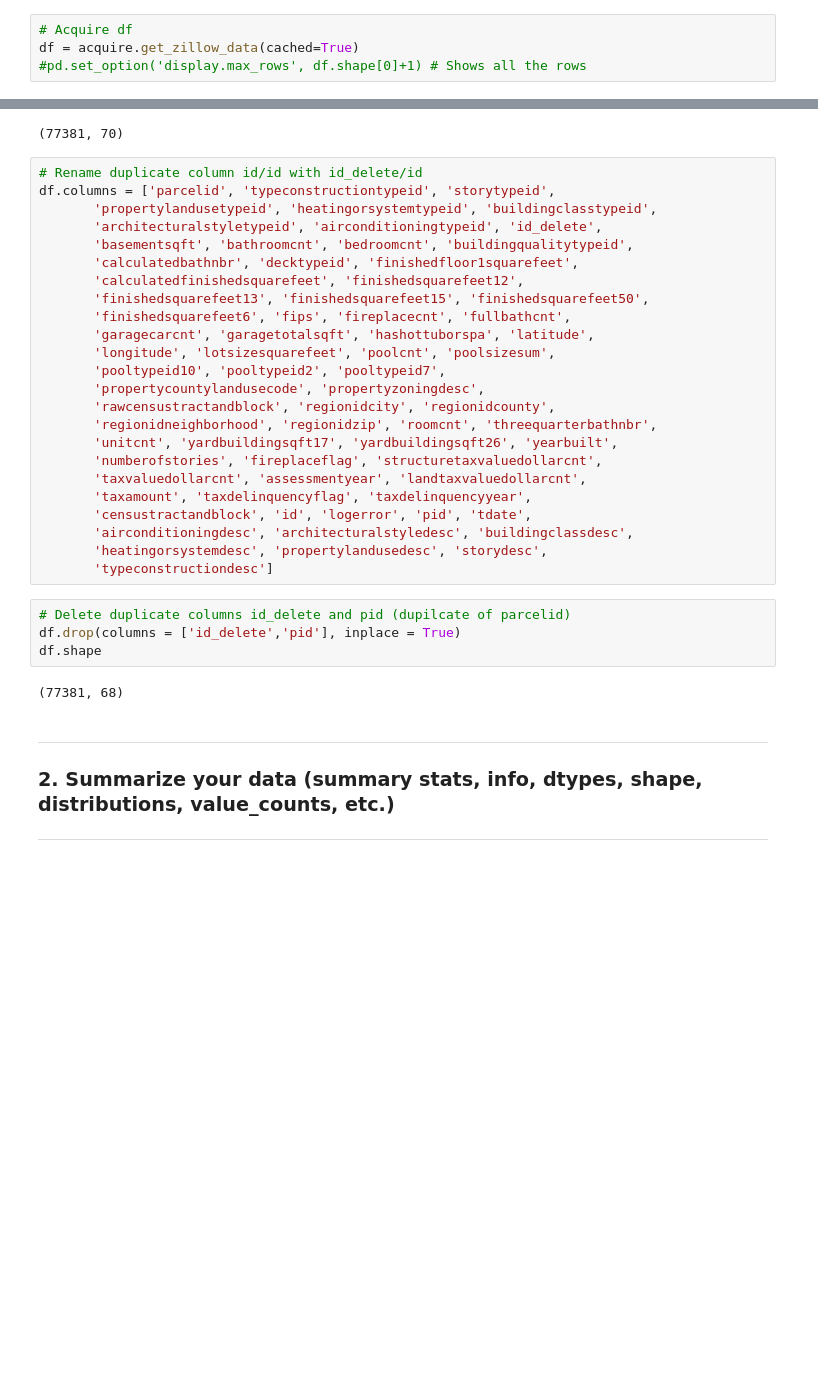
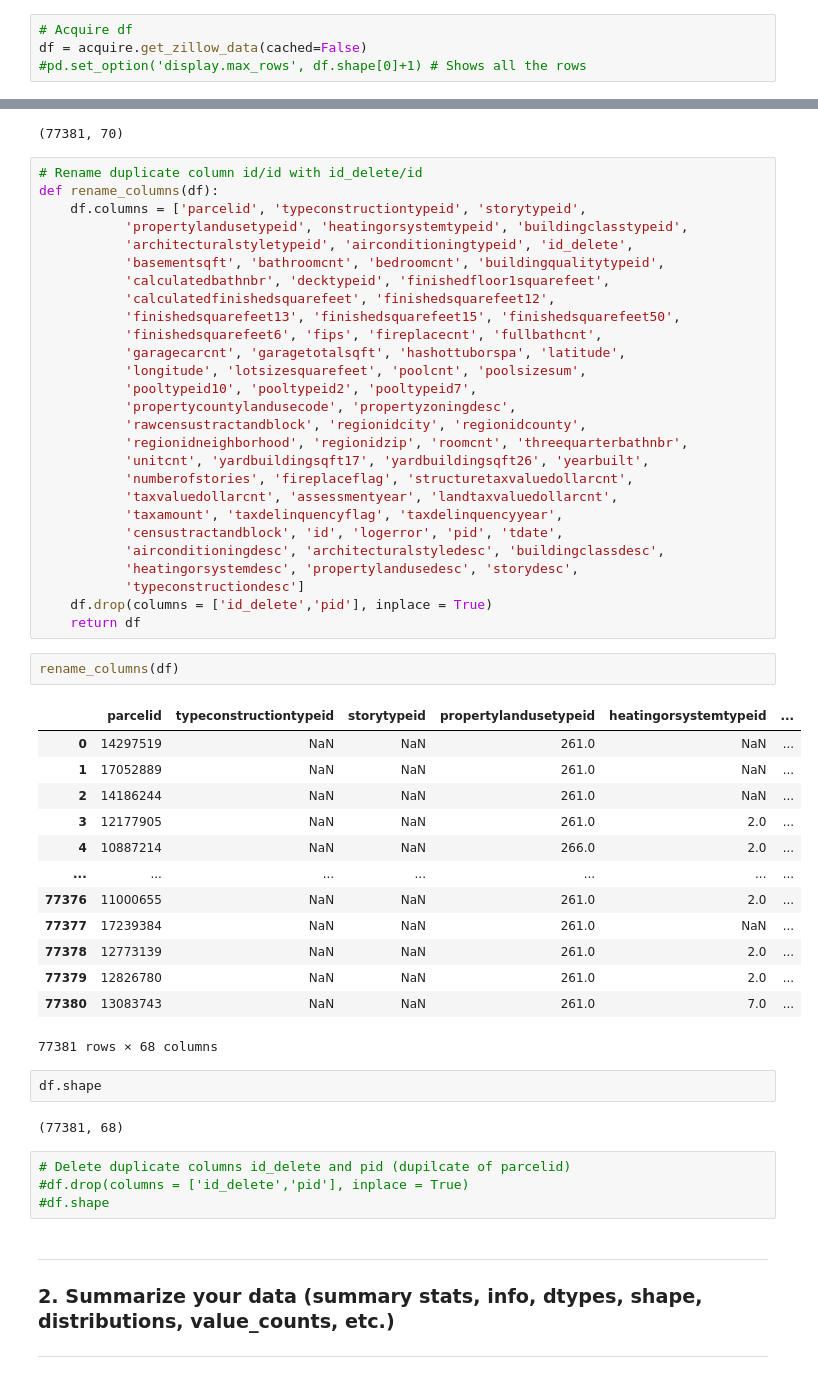
Before and after one commit to CSolitaire/clustering-exercises, a Jupyter notebook: zillow.ipynb, the cells around one changed output, grey strips where cells are left out. Cells and saved outputs as stored; diff of their text form; blank space fills up the shorter version.

Commit message:
Zillow Exercise Complete

```diff
--- a/zillow.ipynb
+++ b/zillow.ipynb
@@ -32,7 +31,7 @@ from sklearn.preprocessing import PolynomialFeatures
     - Only include properties that include a latitude and longitude value.
 # %%
 # Acquire df
-df = acquire.get_zillow_data(cached=True)
+df = acquire.get_zillow_data(cached=False)
 #pd.set_option('display.max_rows', df.shape[0]+1) # Shows all the rows
 # %%
 df.shape
@@ -40,34 +39,55 @@ df.shape
 (77381, 70)
 # %%
 # Rename duplicate column id/id with id_delete/id
-df.columns = ['parcelid', 'typeconstructiontypeid', 'storytypeid',
-       'propertylandusetypeid', 'heatingorsystemtypeid', 'buildingclasstypeid',
-       'architecturalstyletypeid', 'airconditioningtypeid', 'id_delete',
-       'basementsqft', 'bathroomcnt', 'bedroomcnt', 'buildingqualitytypeid',
-       'calculatedbathnbr', 'decktypeid', 'finishedfloor1squarefeet',
-       'calculatedfinishedsquarefeet', 'finishedsquarefeet12',
-       'finishedsquarefeet13', 'finishedsquarefeet15', 'finishedsquarefeet50',
-       'finishedsquarefeet6', 'fips', 'fireplacecnt', 'fullbathcnt',
-       'garagecarcnt', 'garagetotalsqft', 'hashottuborspa', 'latitude',
-       'longitude', 'lotsizesquarefeet', 'poolcnt', 'poolsizesum',
-       'pooltypeid10', 'pooltypeid2', 'pooltypeid7',
-       'propertycountylandusecode', 'propertyzoningdesc',
-       'rawcensustractandblock', 'regionidcity', 'regionidcounty',
-       'regionidneighborhood', 'regionidzip', 'roomcnt', 'threequarterbathnbr',
-       'unitcnt', 'yardbuildingsqft17', 'yardbuildingsqft26', 'yearbuilt',
-       'numberofstories', 'fireplaceflag', 'structuretaxvaluedollarcnt',
-       'taxvaluedollarcnt', 'assessmentyear', 'landtaxvaluedollarcnt',
-       'taxamount', 'taxdelinquencyflag', 'taxdelinquencyyear',
-       'censustractandblock', 'id', 'logerror', 'pid', 'tdate',
-       'airconditioningdesc', 'architecturalstyledesc', 'buildingclassdesc',
-       'heatingorsystemdesc', 'propertylandusedesc', 'storydesc',
-       'typeconstructiondesc']
+def rename_columns(df):
+    df.columns = ['parcelid', 'typeconstructiontypeid', 'storytypeid',
+           'propertylandusetypeid', 'heatingorsystemtypeid', 'buildingclasstypeid',
+           'architecturalstyletypeid', 'airconditioningtypeid', 'id_delete',
+           'basementsqft', 'bathroomcnt', 'bedroomcnt', 'buildingqualitytypeid',
+           'calculatedbathnbr', 'decktypeid', 'finishedfloor1squarefeet',
+           'calculatedfinishedsquarefeet', 'finishedsquarefeet12',
+           'finishedsquarefeet13', 'finishedsquarefeet15', 'finishedsquarefeet50',
+           'finishedsquarefeet6', 'fips', 'fireplacecnt', 'fullbathcnt',
+           'garagecarcnt', 'garagetotalsqft', 'hashottuborspa', 'latitude',
+           'longitude', 'lotsizesquarefeet', 'poolcnt', 'poolsizesum',
+           'pooltypeid10', 'pooltypeid2', 'pooltypeid7',
+           'propertycountylandusecode', 'propertyzoningdesc',
+           'rawcensustractandblock', 'regionidcity', 'regionidcounty',
+           'regionidneighborhood', 'regionidzip', 'roomcnt', 'threequarterbathnbr',
+           'unitcnt', 'yardbuildingsqft17', 'yardbuildingsqft26', 'yearbuilt',
+           'numberofstories', 'fireplaceflag', 'structuretaxvaluedollarcnt',
+           'taxvaluedollarcnt', 'assessmentyear', 'landtaxvaluedollarcnt',
+           'taxamount', 'taxdelinquencyflag', 'taxdelinquencyyear',
+           'censustractandblock', 'id', 'logerror', 'pid', 'tdate',
+           'airconditioningdesc', 'architecturalstyledesc', 'buildingclassdesc',
+           'heatingorsystemdesc', 'propertylandusedesc', 'storydesc',
+           'typeconstructiondesc']
+    df.drop(columns = ['id_delete','pid'], inplace = True)
+    return df
+# %%
+rename_columns(df)
+# %% [output]
+|  | parcelid | typeconstructiontypeid | storytypeid | propertylandusetypeid | heatingorsystemtypeid | ... |
+| 0 | 14297519 | NaN | NaN | 261.0 | NaN | ... |
+| 1 | 17052889 | NaN | NaN | 261.0 | NaN | ... |
+| 2 | 14186244 | NaN | NaN | 261.0 | NaN | ... |
+| 3 | 12177905 | NaN | NaN | 261.0 | 2.0 | ... |
+| 4 | 10887214 | NaN | NaN | 266.0 | 2.0 | ... |
+| ... | ... | ... | ... | ... | ... | ... |
+| 77376 | 11000655 | NaN | NaN | 261.0 | 2.0 | ... |
+| 77377 | 17239384 | NaN | NaN | 261.0 | NaN | ... |
+| 77378 | 12773139 | NaN | NaN | 261.0 | 2.0 | ... |
+| 77379 | 12826780 | NaN | NaN | 261.0 | 2.0 | ... |
+| 77380 | 13083743 | NaN | NaN | 261.0 | 7.0 | ... |
+77381 rows × 68 columns
+# %%
+df.shape
+# %% [output]
+(77381, 68)
 # %%
 # Delete duplicate columns id_delete and pid (dupilcate of parcelid)
-df.drop(columns = ['id_delete','pid'], inplace = True)
-df.shape
+#df.drop(columns = ['id_delete','pid'], inplace = True)
+#df.shape
-# %% [output]
-(77381, 68)
 # %% [markdown]
 ***
 
```
Also changed, not shown: parts of 18 cells of this notebook.
